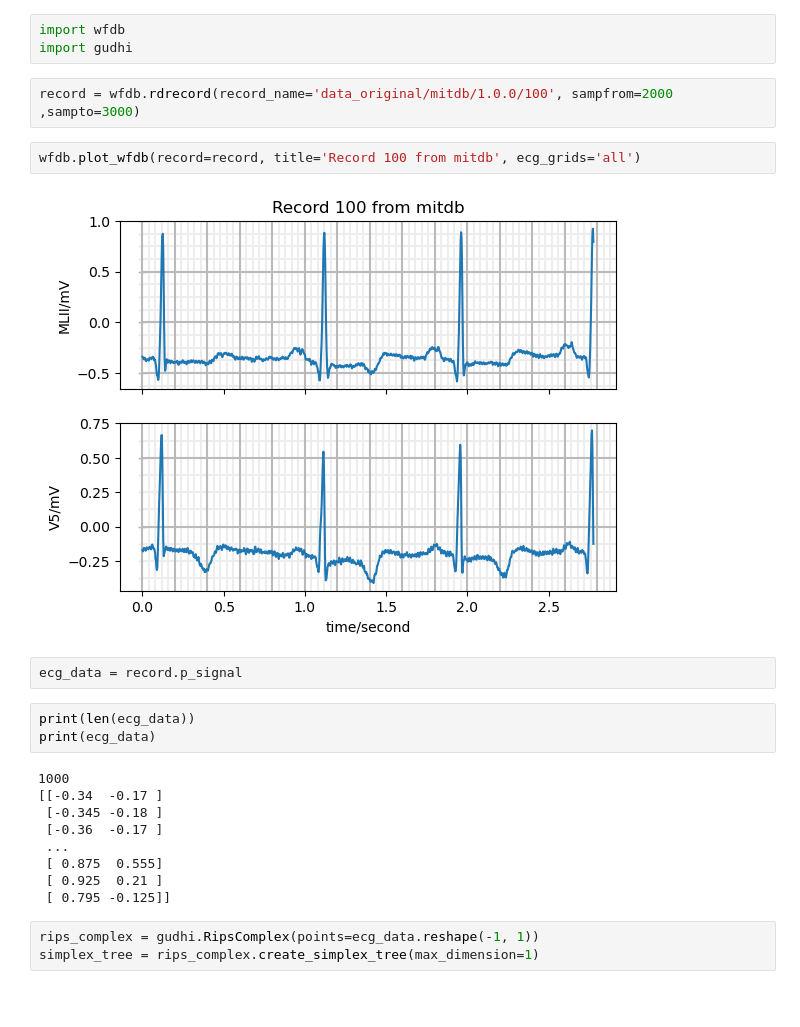
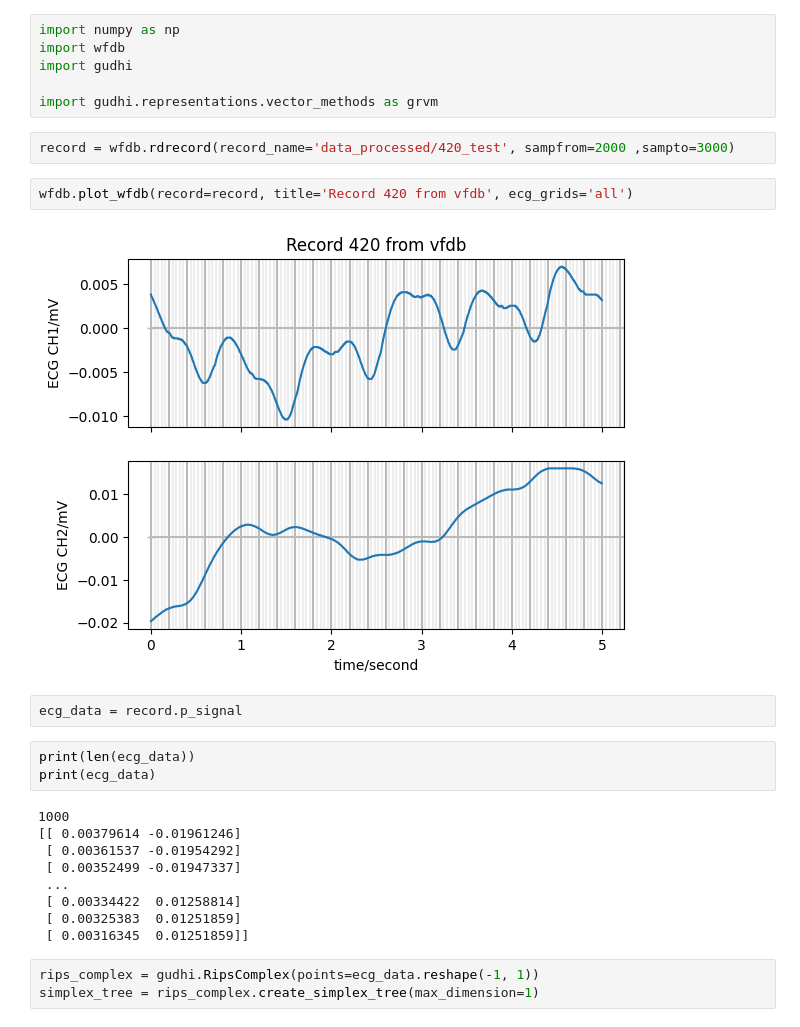
Before and after one commit to pap1rana/arrhythmia-detection, a Jupyter notebook: persistence-one-record.ipynb, the cells around one changed output. Cells and saved outputs as stored; diff of their text form; blank space fills up the shorter version.

```diff
--- a/persistence-one-record.ipynb
+++ b/persistence-one-record.ipynb
@@ -1,12 +1,15 @@
-# %%
-import wfdb
-import gudhi
+# %%
+import numpy as np
+import wfdb
+import gudhi
+
+import gudhi.representations.vector_methods as grvm
 # %%
-record = wfdb.rdrecord(record_name='data_original/mitdb/1.0.0/100', sampfrom=2000 ,sampto=3000)
+record = wfdb.rdrecord(record_name='data_processed/420_test', sampfrom=2000 ,sampto=3000)
 # %%
-wfdb.plot_wfdb(record=record, title='Record 100 from mitdb', ecg_grids='all')
+wfdb.plot_wfdb(record=record, title='Record 420 from vfdb', ecg_grids='all')
 # %% [output]
-[figure, old version]
+[figure, new version]
 # %%
 ecg_data = record.p_signal
 # %%
@@ -14,13 +17,13 @@ print(len(ecg_data))
 print(ecg_data)
 # %% [output]
 1000
-[[-0.34  -0.17 ]
- [-0.345 -0.18 ]
- [-0.36  -0.17 ]
+[[ 0.00379614 -0.01961246]
+ [ 0.00361537 -0.01954292]
+ [ 0.00352499 -0.01947337]
  ...
- [ 0.875  0.555]
- [ 0.925  0.21 ]
- [ 0.795 -0.125]]
+ [ 0.00334422  0.01258814]
+ [ 0.00325383  0.01251859]
+ [ 0.00316345  0.01251859]]
 # %%
 rips_complex = gudhi.RipsComplex(points=ecg_data.reshape(-1, 1))
 simplex_tree = rips_complex.create_simplex_tree(max_dimension=1)
```
Also changed, not shown: parts of 8 cells of this notebook, 2 other files.
